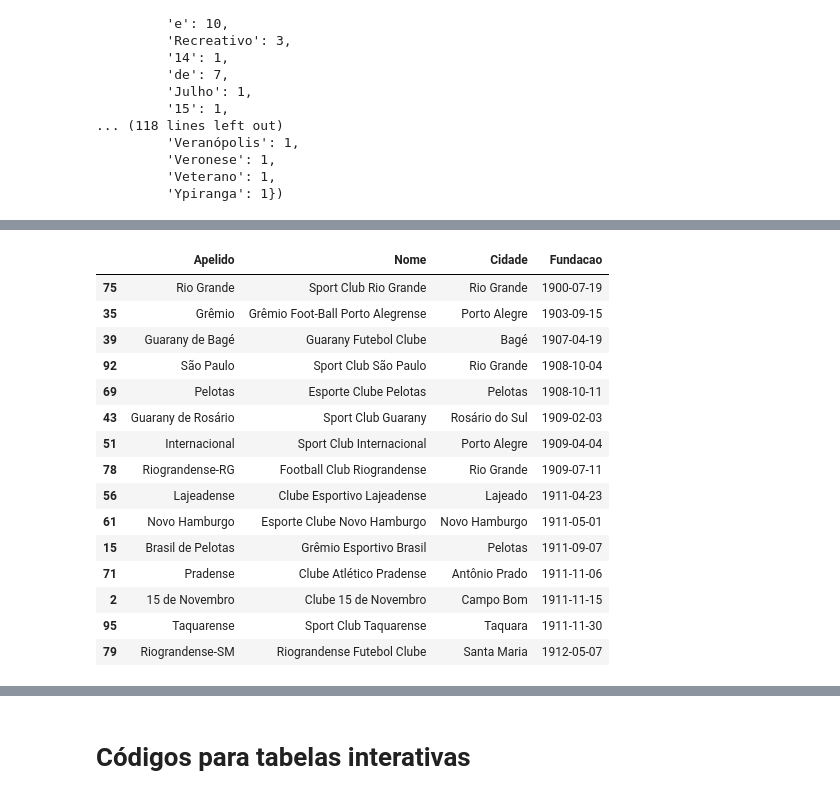
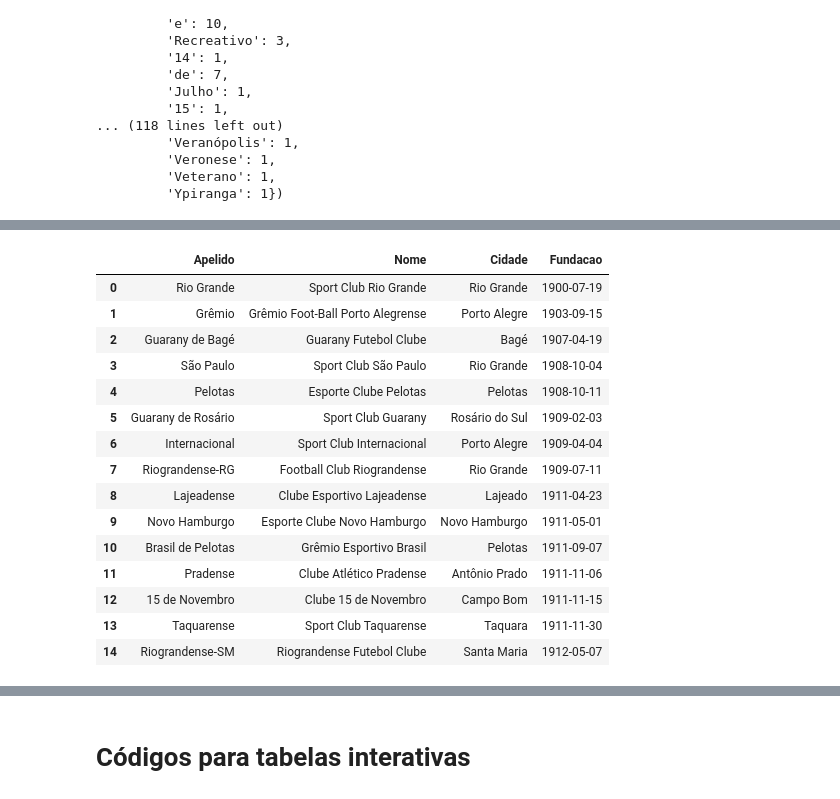
Before and after one commit to VitorBSP/Multiverso_greNAL, a Jupyter notebook: analise.ipynb, the cells around one changed output, grey strips where cells are left out. Drawn from its saved outputs; the diff is of its cells as text; code cells hidden in the pictures.

```diff
--- a/analise.ipynb
+++ b/analise.ipynb
@@ -282,19 +313,19 @@ pd.DataFrame.from_dict(dict(city_counter), orient='index')
 # %%
-times.sort_values(by='Fundacao').head(15)
+times.sort_values(by='Fundacao', ignore_index=True).head(15)
 # %% [output]
 |  | Apelido | Nome | Cidade | Fundacao |
-| 75 | Rio Grande | Sport Club Rio Grande | Rio Grande | 1900-07-19 |
-| 35 | Grêmio | Grêmio Foot-Ball Porto Alegrense | Porto Alegre | 1903-09-15 |
-| 39 | Guarany de Bagé | Guarany Futebol Clube | Bagé | 1907-04-19 |
-| 92 | São Paulo | Sport Club São Paulo | Rio Grande | 1908-10-04 |
-| 69 | Pelotas | Esporte Clube Pelotas | Pelotas | 1908-10-11 |
-| 43 | Guarany de Rosário | Sport Club Guarany | Rosário do Sul | 1909-02-03 |
-| 51 | Internacional | Sport Club Internacional | Porto Alegre | 1909-04-04 |
-| 78 | Riograndense-RG | Football Club Riograndense | Rio Grande | 1909-07-11 |
-| 56 | Lajeadense | Clube Esportivo Lajeadense | Lajeado | 1911-04-23 |
-| 61 | Novo Hamburgo | Esporte Clube Novo Hamburgo | Novo Hamburgo | 1911-05-01 |
-| 15 | Brasil de Pelotas | Grêmio Esportivo Brasil | Pelotas | 1911-09-07 |
-| 71 | Pradense | Clube Atlético Pradense | Antônio Prado | 1911-11-06 |
-| 2 | 15 de Novembro | Clube 15 de Novembro | Campo Bom | 1911-11-15 |
-| 95 | Taquarense | Sport Club Taquarense | Taquara | 1911-11-30 |
-| 79 | Riograndense-SM | Riograndense Futebol Clube | Santa Maria | 1912-05-07 |
+| 0 | Rio Grande | Sport Club Rio Grande | Rio Grande | 1900-07-19 |
+| 1 | Grêmio | Grêmio Foot-Ball Porto Alegrense | Porto Alegre | 1903-09-15 |
+| 2 | Guarany de Bagé | Guarany Futebol Clube | Bagé | 1907-04-19 |
+| 3 | São Paulo | Sport Club São Paulo | Rio Grande | 1908-10-04 |
+| 4 | Pelotas | Esporte Clube Pelotas | Pelotas | 1908-10-11 |
+| 5 | Guarany de Rosário | Sport Club Guarany | Rosário do Sul | 1909-02-03 |
+| 6 | Internacional | Sport Club Internacional | Porto Alegre | 1909-04-04 |
+| 7 | Riograndense-RG | Football Club Riograndense | Rio Grande | 1909-07-11 |
+| 8 | Lajeadense | Clube Esportivo Lajeadense | Lajeado | 1911-04-23 |
+| 9 | Novo Hamburgo | Esporte Clube Novo Hamburgo | Novo Hamburgo | 1911-05-01 |
+| 10 | Brasil de Pelotas | Grêmio Esportivo Brasil | Pelotas | 1911-09-07 |
+| 11 | Pradense | Clube Atlético Pradense | Antônio Prado | 1911-11-06 |
+| 12 | 15 de Novembro | Clube 15 de Novembro | Campo Bom | 1911-11-15 |
+| 13 | Taquarense | Sport Club Taquarense | Taquara | 1911-11-30 |
+| 14 | Riograndense-SM | Riograndense Futebol Clube | Santa Maria | 1912-05-07 |
```
Also changed, not shown: parts of 25 cells of this notebook, 6 other files.
